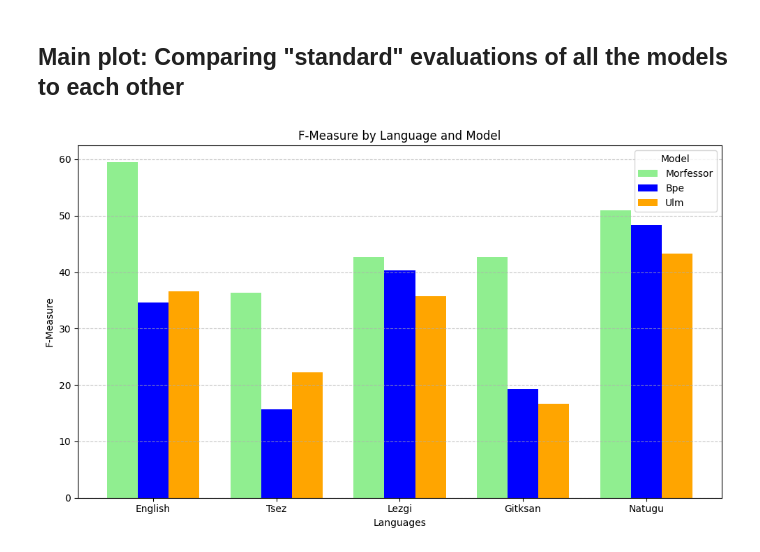
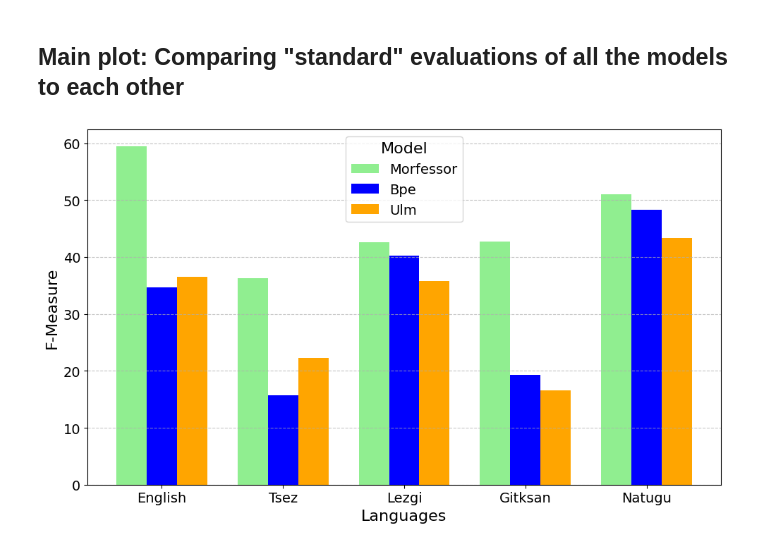
Before and after one commit to tanmaydeshp/NLP-Praktikum, a Jupyter notebook: segmentation_techniques/eval_plot.ipynb, the cells around one changed output. Saved outputs shown, nothing was run; the diff lists cells and outputs as text; code cells hidden in the pictures.

```diff
--- a/segmentation_techniques/eval_plot.ipynb
+++ b/segmentation_techniques/eval_plot.ipynb
@@ -5,6 +5,7 @@ import json
 lang_prefix = ["eng", "ddo", "lez", "git", "ntu"]
 prefix_dict = {"eng":"English", "ddo":"Tsez", "lez": "Lezgi","git": "Gitksan", "ntu": "Natugu"}
 main_evals = {}
+morph_len_evals = {}
 #Function to extract f_scores from output JSON files
 def extract_fscores(model_type, scores_dict, output_data):
         i = 0
@@ -25,18 +26,18 @@ def spm_plot(fscores_bpe=None, fscores_ulm=None, title_fill="", combined=False):
         x2 = list(fscores_ulm.keys())
         y2 = list(fscores_ulm.values())
     fig, ax = plt.subplots()
-    ax.set_xlabel('vocab_size')
-    ax.set_ylabel('f_measure')
+    ax.set_xlabel('vocab_size', fontsize=16)
+    ax.set_ylabel('f_measure', fontsize=16)
     if fscores_bpe is not None and fscores_ulm is not None:
-        ax.set_title(f'BPE and ULM performance for different vocab_size ({title_fill})')
+        ax.set_title(f'{title_fill}')
         ax.plot(x1, y1, label='BPE')
         ax.plot(x2, y2, label='ULM')
-        ax.legend()
+        ax.legend(fontsize=16)
     elif fscores_bpe is not None:
-        ax.set_title(f'BPE performance for different vocab_size ({title_fill})')
+        ax.set_title(f'{title_fill}')
         ax.plot(x1, y1, label='BPE')
     elif fscores_ulm is not None:
-        ax.set_title(f'ULM performance for different vocab_size ({title_fill})')
+        ax.set_title(f'{title_fill}')
         ax.plot(x2, y2, label='BPE')
 
 
@@ -46,13 +47,13 @@ def morfessor_plot(fscores_morfessor, title_fill, type):
     b = list(fscores_morfessor.values())
     if type == "morph_length":
          xlabel = "Morph Length"
-         title = f"Morfessor performance for different --morph-length values ({title_fill})"
+         title = f"{title_fill}"
     elif type == "num_morph_types":
          xlabel = "Number of morpheme types"
-         title = f"Morfessor performance for different --num-morph-types values ({title_fill})"
+         title = f"{title_fill}"
     fig, ax = plt.subplots()
-    ax.set_xlabel(xlabel)
-    ax.set_ylabel('f_measure')
+    ax.set_xlabel(xlabel, fontsize=16)
+    ax.set_ylabel('f_measure', fontsize=16)
     ax.set_title(title)
     if type == "morph_length":
         ax.bar(a,b)
@@ -98,6 +99,8 @@ for lang in lang_prefix:
     main_evals[f"{lang}_bpe_standard"] = avg_bpe
     main_evals[f"{lang}_ulm_standard"] = avg_ulm
 
+    for ml, f in fscores_morfessor_len.items():
+         morph_len_evals[f"{lang}_morfessor_len_{ml}"] = f
 
     spm_plot(fscores_bpe=fscores_bpe, fscores_ulm=fscores_ulm, title_fill=f"{prefix_dict[lang]} test dataset")
     morfessor_plot(fscores_morfessor=fscores_morfessor_len, title_fill=f"{prefix_dict[lang]} test dataset", type="morph_length")
@@ -127,29 +130,35 @@ for lang in lang_prefix:
 # %%
 methods = ['morfessor', 'bpe', 'ulm']
 data_values = {lang: [main_evals[f'{lang}_{method}_standard'] for method in methods] for lang in lang_prefix}
 colors = {'morfessor': 'lightgreen', 'bpe': 'blue', 'ulm': 'orange'}
 
 # Prepare data for the bar plot
 x = np.arange(len(lang_prefix))  # The label locations
 width = 0.25  # Width of the bars
 
+# Increase global font size
+plt.rcParams.update({'font.size': 14})
+
 # Create sub-bars for each method
 fig, ax = plt.subplots(figsize=(10, 6))
 for i, method in enumerate(methods):
     method_values = [data_values[lang][i] for lang in lang_prefix]
     ax.bar(x + i * width - width, method_values, width, label=method.capitalize(), color=colors[method])
 
-# Add labels, title, and legend
-ax.set_xlabel('Languages')
-ax.set_ylabel('F-Measure')
-ax.set_title('F-Measure by Language and Model')
+# Add labels, title, and legend with increased font sizes
+ax.set_xlabel('Languages', fontsize=16)
+ax.set_ylabel('F-Measure', fontsize=16)
+# ax.set_title('F-Measure by Language and Model', fontsize=18)
 ax.set_xticks(x)
-ax.set_xticklabels(prefix_dict.values())
-ax.legend(title='Model')
+ax.set_xticklabels(prefix_dict.values(), fontsize=14)
+ax.legend(title='Model', fontsize=14, title_fontsize=16)
 ax.grid(axis='y', linestyle='--', alpha=0.7)
+
+# Increase tick label font size
+ax.tick_params(axis='both', labelsize=14)
 
 # Display the plot
 plt.tight_layout()
 plt.show()
 # %% [output]
-[figure, old version]
+[figure, new version]
```
Also changed, not shown: parts of 2 cells of this notebook, 3 other files.
